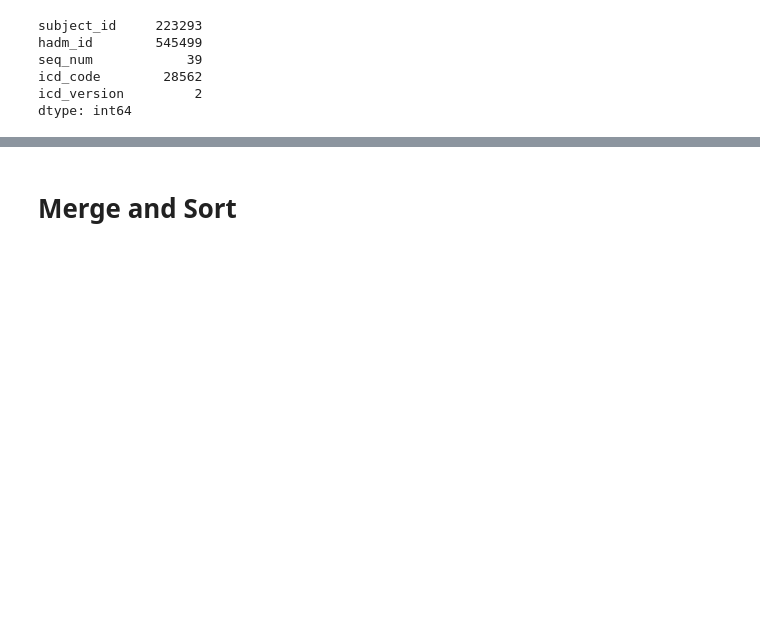
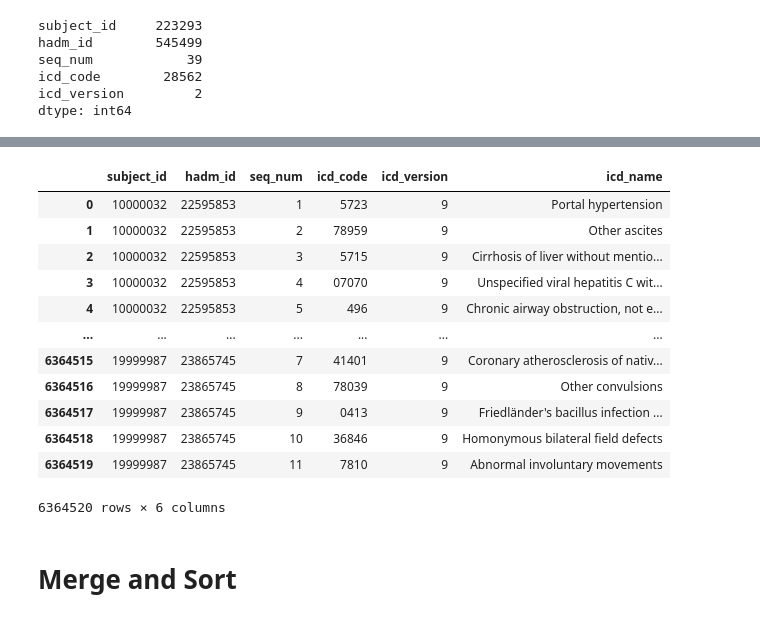
Before and after one commit to jp4147/mimic-project, a Jupyter notebook: diagnoses_data_processing.ipynb, the cells around one changed output, grey strips where cells are left out. Cells and saved outputs as stored; diff of their text form; code cells hidden in the pictures; blank space fills up the shorter version.

Commit message:
use diagnosis name for condition list

```diff
--- a/diagnoses_data_processing.ipynb
+++ b/diagnoses_data_processing.ipynb
@@ -10,6 +10,7 @@ import numpy as np
 patients = pd.read_csv('patients.csv')
 admissions = pd.read_csv('admissions.csv')
 diagnoses_icd = pd.read_csv('diagnoses_icd.csv')
+d_icd_diagnoses = pd.read_csv('d_icd_diagnoses.csv')
 # %% [markdown]
 # Patients
 # %%
@@ -287,3 +304,22 @@ dtype: int64
+# %%
+# Merge diagnoses names to codes
+diagnoses = diagnoses_icd.merge(d_icd_diagnoses, on=["icd_code", "icd_version"], how="left")
+diagnoses.rename(columns={"long_title":"icd_name"}, inplace=True)
+diagnoses
+# %% [output]
+|  | subject_id | hadm_id | seq_num | icd_code | icd_version | icd_name |
+| 0 | 10000032 | 22595853 | 1 | 5723 | 9 | Portal hypertension |
+| 1 | 10000032 | 22595853 | 2 | 78959 | 9 | Other ascites |
+| 2 | 10000032 | 22595853 | 3 | 5715 | 9 | Cirrhosis of liver without mentio... |
+| 3 | 10000032 | 22595853 | 4 | 07070 | 9 | Unspecified viral hepatitis C wit... |
+| 4 | 10000032 | 22595853 | 5 | 496 | 9 | Chronic airway obstruction, not e... |
+| ... | ... | ... | ... | ... | ... | ... |
+| 6364515 | 19999987 | 23865745 | 7 | 41401 | 9 | Coronary atherosclerosis of nativ... |
+| 6364516 | 19999987 | 23865745 | 8 | 78039 | 9 | Other convulsions |
+| 6364517 | 19999987 | 23865745 | 9 | 0413 | 9 | Friedländer's bacillus infection ... |
+| 6364518 | 19999987 | 23865745 | 10 | 36846 | 9 | Homonymous bilateral field defects |
+| 6364519 | 19999987 | 23865745 | 11 | 7810 | 9 | Abnormal involuntary movements |
+6364520 rows × 6 columns
 # %% [markdown]
 # Merge and Sort
 # %%
```
Also changed, not shown: parts of 5 cells of this notebook.
